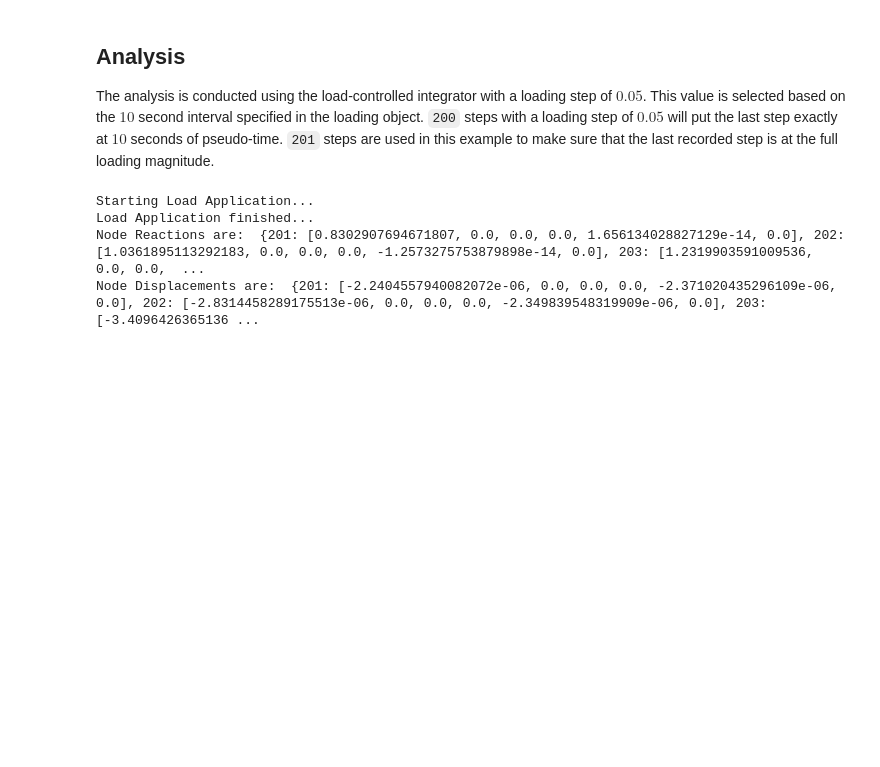
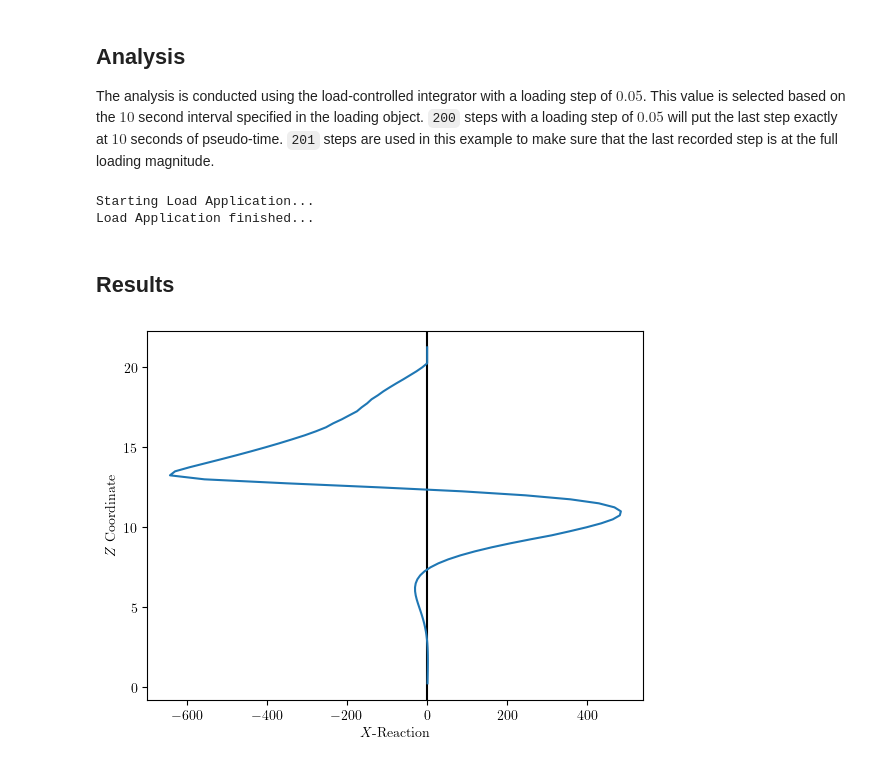
Before and after one commit to FEDEASLab/Benchmarks-Python, a Jupyter notebook: benchmarks/model-5002/main.ipynb, the cells around one changed output. Drawn from its saved outputs; the diff is of its cells as text; code cells hidden in the pictures; blank space fills up the shorter version.

Commit message:
clean up soil simulations

```diff
--- a/benchmarks/model-5002/main.ipynb
+++ b/benchmarks/model-5002/main.ipynb
@@ -400,11 +402,6 @@ def get_tzParam(phi, b, sigV, pEleLength):
 # %% [markdown]
 ## Modeling
 # %%
-# Static pushover of a single pile, modeled as a beam on  #
-#  a nonlinear Winkler foundation.  Lateral soil response #
-#  is described by p-y springs.  Vertical soil response   #
-#  described by t-z and q-z springs.                      #
-#
 #   Converted to openseespy by: Pavan Chigullapally       #
 #                               University of Auckland    #
 #   Created by:  Chris McGann                             #
@@ -414,9 +411,10 @@ def get_tzParam(phi, b, sigV, pEleLength):
 #              --University of Washington--               #
 
 
-import opensees.openseespy as op
-
-op.wipe()
+# import opensees.openseespy as op
+# op.wipe()
+import xara
+op = xara.Model()
 
 # all the units are in SI units N and mm
 
@@ -450,7 +448,7 @@ count = 0
 
 # create spring nodes
 
-#1 to 85 are spring nodes
+# 1 to 85 are spring nodes
 
 pile_nodes = dict()
 
@@ -549,11 +547,11 @@ print("Finished creating p-y, t-z, and z-z spring materials...")
 #----------------------------------------------------------
 
 # element at the pile tip (has q-z spring)
-op.element('zeroLength', 1001, 1, 101, '-mat', 1, 101, '-dir', 1, 3)
+op.element('zeroLength', 1001, (1, 101), mat=(1, 101), dir=(1, 3))
 
 # remaining elements
 for i in range(2, nNodeEmbed+1):
-    op.element('zeroLength', 1000+i, i, 100+i, '-mat', i, 100+i, '-dir', 1, 3)
+    op.element('zeroLength', 1000+i, (i, 100+i), mat=(i, 100+i), dir=(1, 3))
 
 print("Finished creating zero-Length elements for springs...")
 
@@ -598,10 +596,6 @@ print("Finished creating equal degrees of freedom...")
 #  pile section
 #----------------------------------------------------------
 
-#----------------------------------------------------------
-#  create elastic pile section
-#----------------------------------------------------------
-
 secTag = 1
 E  = 25000000.0
 A  = 0.785
@@ -611,10 +605,10 @@ G  = 9615385.0
 J  = 0.098
 
 matTag = 3000
-op.section('Elastic', 1, E, A, Iz, Iy, G, J)
+op.section("Elastic", 1, E, A, Iz, Iy, G, J)
 
 # elastic torsional material for combined 3D section
-op.uniaxialMaterial('Elastic', 3000, 1e10)
+op.uniaxialMaterial("Elastic", 3000, 1e10)
 
 # create combined 3D section
 secTag3D = 3
@@ -690,10 +679,7 @@ values = [0.0, 0.0, 1.0, 1.0]
 time = [0.0, 10.0, 20.0, 10000.0]
 
 nodeTag = 200+nNodePile
-loadValues = [3500.0, 0.0, 0.0, 0.0, 0.0, 0.0]
-op.timeSeries('Path', 1, '-values', *values, '-time', *time, '-factor', 1.0)
+op.timeSeries('Path', 1, '-values', *values, '-time', *time, factor=1.0)
 
 op.pattern('Plain', 10, 1)
-op.load(nodeTag, *loadValues)
-
-print("Finished creating loading...")
+op.load(nodeTag, (3500.0, 0.0, 0.0, 0.0, 0.0, 0.0))
@@ -726,10 +710,8 @@ Nodedisplacements = dict()
 for i in range(201,nodeTag+1):
     Nodereactions[i] = op.nodeReaction(i)
     Nodedisplacements[i] = op.nodeDisp(i)
-print('Node Reactions are: ', Nodereactions)
-print('Node Displacements are: ', Nodedisplacements)
 # %% [output]
 Starting Load Application...
 Load Application finished...
-Node Reactions are:  {201: [0.8302907694671807, 0.0, 0.0, 0.0, 1.656134028827129e-14, 0.0], 202: [1.0361895113292183, 0.0, 0.0, 0.0, -1.2573275753879898e-14, 0.0], 203: [1.2319903591009536, 0.0, 0.0,  ...
-Node Displacements are:  {201: [-2.2404557940082072e-06, 0.0, 0.0, 0.0, -2.371020435296109e-06, 0.0], 202: [-2.8314458289175513e-06, 0.0, 0.0, 0.0, -2.349839548319909e-06, 0.0], 203: [-3.4096426365136 ...
+# %% [markdown]
+## Results
@@ -735,0 +721,11 @@ Node Displacements are:  {201: [-2.2404557940082072e-06, 0.0, 0.0, 0.0, -2.37102
+# %%
+y = [op.nodeCoord(tag, 3) for tag in Nodereactions]
+x = [Nodereactions[tag][0] for tag in Nodereactions]
+
+fig, ax = plt.subplots()
+ax.axvline(x=0, color='k', linestyle='-')
+ax.plot(x, y)
+ax.set_xlabel('$X$-Reaction')
+ax.set_ylabel('$Z$ Coordinate');
+# %% [output]
+[figure, added]
```
Also changed, not shown: parts of 10 cells of this notebook, 1 other file.
